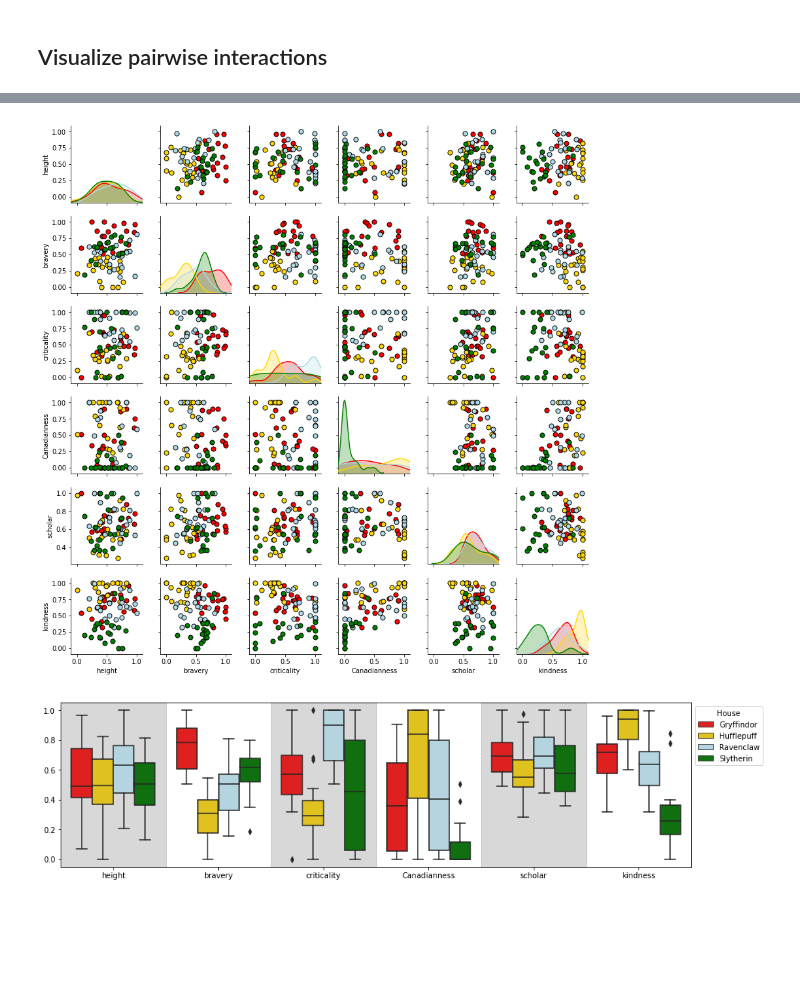
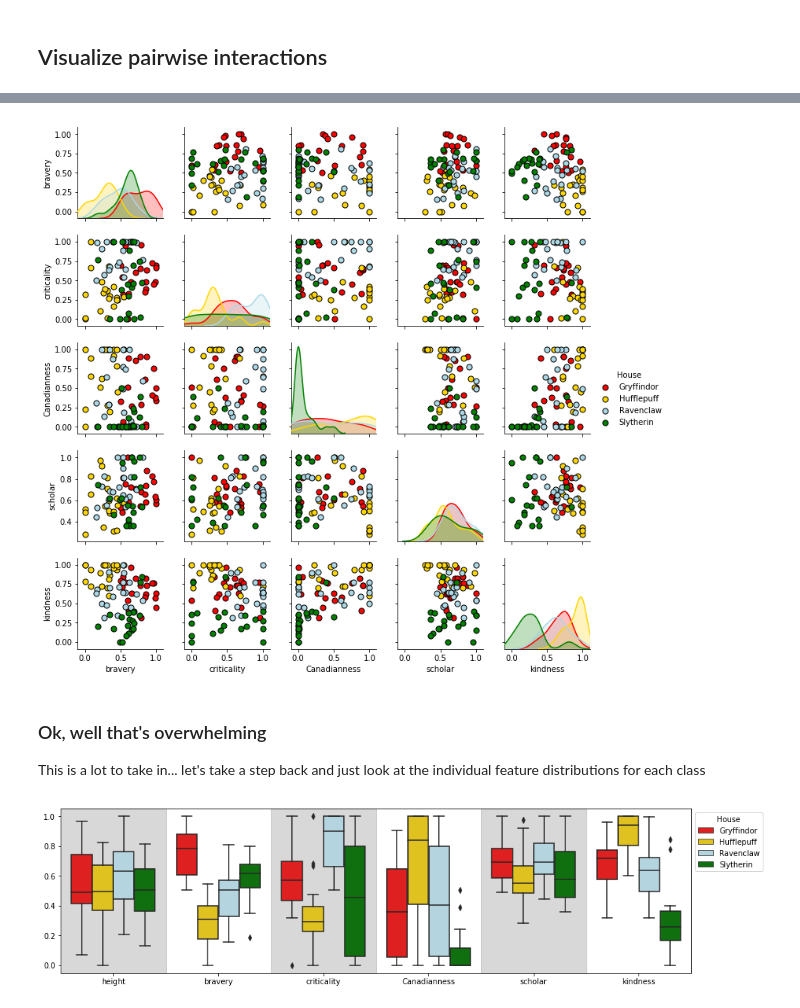
Before and after one commit to michaelsilverstein/TheSortingHat, a Jupyter notebook: SortingHat_MachineLearning.ipynb, the cells around one changed output, grey strips where cells are left out. Drawn from its saved outputs; the diff is of its cells as text; code cells hidden in the pictures; blank space fills up the shorter version.

```diff
--- a/SortingHat_MachineLearning.ipynb
+++ b/SortingHat_MachineLearning.ipynb
@@ -106,11 +106,13 @@ Our features may capture differences independently, but likely there are higher
 # %% [markdown]
 ## Visualize pairwise interactions
 # %%
+"""Visualize pairwise interaction of features `height` and `bravery`"""
 x, y = 'height', 'bravery'
-g = sns.JointGrid(x, y, df, space=0)
+g = sns.JointGrid(x, y, df, space=0, xlim=(-.2, 1.2), ylim=(-.2, 1.2))
 for house, house_data in df.groupby('class'):
     c = palette[house]
     sns.kdeplot(house_data[x], ax=g.ax_marg_x, legend=False, shade=True, color=c)
     sns.kdeplot(house_data[y], ax=g.ax_marg_y, vertical=True, legend=False,shade=True, color=c)
     g.ax_joint.plot(house_data[x], house_data[y], 'o', color=c, markeredgecolor='k', ms=8)
+# plt.savefig('figures/height-vs-bravery')
 # %% [output]
@@ -118,11 +125,19 @@ for house, house_data in df.groupby('class'):
 # %%
-g = sns.PairGrid(df, 'class', palette=palette, size=2)
+"""Visualize pairwise interactions amongst all features"""
+# First, let's exclude `height` since we already know that it is not a very useful feature
+data = df[[c for c in df if c!='height']]
+g = sns.PairGrid(data, 'class', palette=palette, height=2)
 g.map_diag(sns.kdeplot, shade=True)
 g.map_offdiag(plt.scatter, s=50, edgecolor='k')
 g.set(xlim=(-.1,1.1))
+g.add_legend(title='House')
+# plt.savefig('figures/feature-pairs')
 plt.show()
 # %% [output]
-[figure, old version]
+[figure, new version]
+# %% [markdown]
+### Ok, well that's overwhelming
+This is a lot to take in... let's take a step back and just look at the individual feature distributions for each class
 # %%
 """Visualize single features"""
 # Set figure size
```
Also changed, not shown: parts of 9 cells of this notebook.
